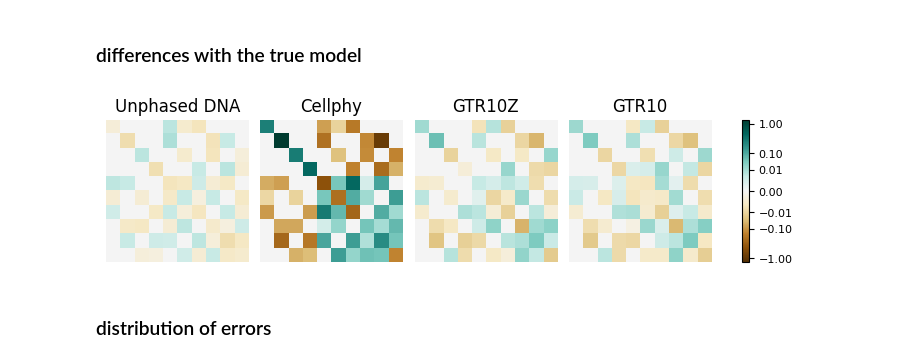
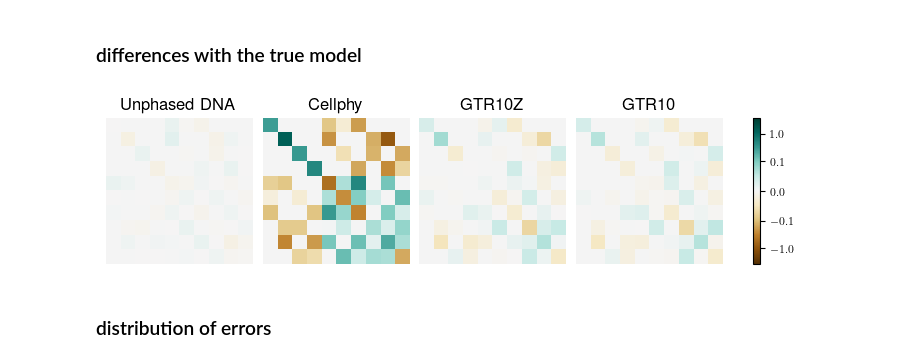
Before and after one commit to knappa/pruning, a Jupyter notebook: scripts/model-comp-figure.ipynb, the cells around one changed output. Drawn from its saved outputs; the diff is of its cells as text; code cells hidden in the pictures.

```diff
--- a/scripts/model-comp-figure.ipynb
+++ b/scripts/model-comp-figure.ipynb
@@ -176,6 +199,7 @@ def make_norm(plot_max, power, centered=True):
 ## comparison of 10 state models with true model
 # %%
 plot_max = max(np.max(np.abs(Qs_10K - true_Q)), np.max(np.abs(Qs_1K - true_Q)))
+running_plot_max = max(plot_max, running_plot_max)
 norm = make_norm(plot_max, power=1.0 / 3.0)
 # %%
 fig, axs = plt.subplots(2, 4, figsize=(7.0, 3.5), layout="constrained", sharex=True)
@@ -184,14 +208,20 @@ images = []
 
 for idx in range(4):
     images.append(
-        axs[0, idx].imshow((Qs_1K[idx, :, :] - true_Q[0]).reshape(100, -1), norm=norm, cmap=cmap)
+        axs[0, idx].imshow((Qs_1K[idx, :, :] - true_Q[0]).reshape(100, -1),
+        norm=norm,
+        # norm=fixed_norm,
+        cmap=cmap)
     )
     axs[0, idx].title.set_text(model_text[models[idx]])
     axs[0, idx].set_yticks([])
 
 for idx in range(4):
     images.append(
-        axs[1, idx].imshow((Qs_10K[idx, :, :] - true_Q[0]).reshape(100, -1), norm=norm, cmap=cmap)
+        axs[1, idx].imshow((Qs_10K[idx, :, :] - true_Q[0]).reshape(100, -1),
+        norm=norm,
+        # norm=fixed_norm,
+        cmap=cmap)
     )
     axs[1, idx].tick_params(rotation=-60, labelsize=8)
     axs[1, idx].set_xticks(list(range(0, 100, 10)))
@@ -203,12 +233,11 @@ axs[1, 0].set_ylabel("10K")
 cbar = fig.colorbar(
     images[-1],
     ax=axs,
-    ticks=[-1.0, -0.1, -0.01, 0.0, 0.01, 0.1, 1.0],
+    ticks=[-3.0, -1.0, -0.1, 0.0, 0.1, 1.0, 3.0],
     shrink=1.0,
     location="right",
 )
 cbar.ax.tick_params(labelsize=8)
 
-plt.savefig("model-comparison.pdf", bbox_inches="tight")
-plt.savefig("model-comparison.png", dpi=600, bbox_inches="tight")
+plt.show()
 # %% [output]
@@ -225,6 +322,7 @@ avg_Q_10K_diag = np.array(
 )
 
 plot_max = max(np.max(np.abs(avg_Q_1K_diag)), np.max(np.abs(avg_Q_10K_diag)))
+running_plot_max = max(plot_max, running_plot_max)
 # %%
 avg_Q_10K_diag[avg_Q_10K_diag == 0.0] = float("nan")
 
@@ -234,7 +332,10 @@ norm2 = make_norm(plot_max, power=1.0 / 3.0, centered=False)
 fig, axs = plt.subplots(1, 4, figsize=(7.0, 5.0))
 
 for idx in range(4):
-    axs[idx].imshow(avg_Q_10K_diag[idx, :, :], norm=norm2, cmap=cmap)
+    axs[idx].imshow(avg_Q_10K_diag[idx, :, :],
+                    norm=norm2,
+                    # norm = fixed_norm,
+                    cmap=cmap)
     axs[idx].set_yticks([])
     axs[idx].set_xticks([])
 # %% [output]
@@ -243,31 +344,36 @@ for idx in range(4):
 ### differences with the true model
 # %%
 plot_max = np.max(np.abs(avg_Q_10K - true_Q[0]))
+running_plot_max = max(plot_max, running_plot_max)
 
 # norm3 = colors.CenteredNorm(vcenter=0.0, halfrange=plot_max)
-norm3 = make_norm(plot_max, power=1.0 / 4.0)
+norm3 = make_norm(plot_max, power=1.0 / 3.0)
 
 fig, axs = plt.subplots(1, 4, figsize=(7.0, 1.75), layout="constrained")
 
 images = []
 for idx in range(4):
-    images.append(axs[idx].imshow(avg_Q_10K[idx, :, :] - true_Q[0], norm=norm3, cmap=cmap))
+    images.append(axs[idx].imshow(avg_Q_10K[idx, :, :] - true_Q[0],
+                                  #norm=norm3,
+                                  norm=fixed_norm,
+                                  cmap=cmap))
     axs[idx].title.set_text(model_text[models[idx]])
     axs[idx].set_axis_off()
 
 cbar = fig.colorbar(
     images[-1],
     ax=axs,
-    ticks=[-1.0, -0.1, -0.01, 0.0, 0.01, 0.1, 1.0],
+    # ticks=[-1.0, -0.1, -0.01, 0.0, 0.01, 0.1, 1.0],
+    ticks=[-1.0, -0.1, 0.0, 0.1, 1.0],
     shrink=1.0,
     location="right",
 )
 cbar.ax.tick_params(labelsize=8)
 
 plt.savefig("model-error.pdf", bbox_inches="tight")
 plt.savefig("model-error.png", dpi=600, bbox_inches="tight")
 # %% [output]
-[figure, old version]
+[figure, new version]
 # %% [markdown]
 ### distribution of errors
 # %%
```
Also changed, not shown: parts of 31 cells of this notebook, 18 other files.
